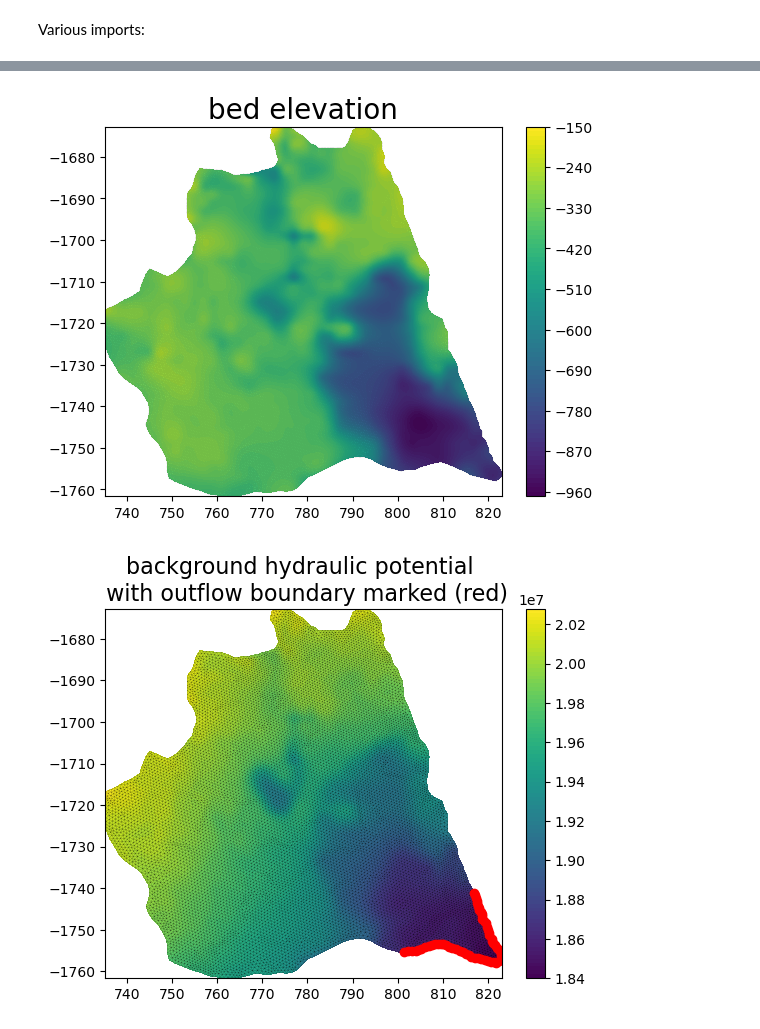
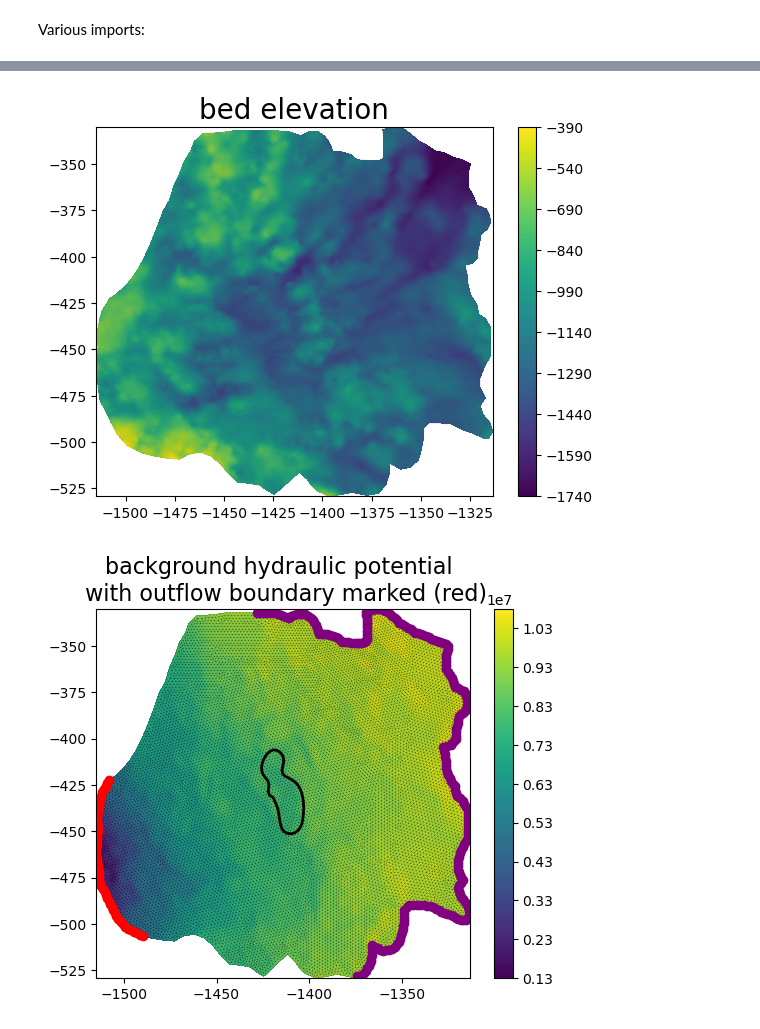
Before and after one commit to agstub/shakti-fenics, a Jupyter notebook: notebooks/visualize_data_bcs.ipynb, the cells around one changed output, grey strips where cells are left out. Drawn from its saved outputs; the diff is of its cells as text; code cells hidden in the pictures.

```diff
--- a/notebooks/visualize_data_bcs.ipynb
+++ b/notebooks/visualize_data_bcs.ipynb
@@ -24,6 +24,6 @@ from dolfinx.fem import Function, functionspace,locate_dofs_topological
 from dolfinx.mesh import locate_entities_boundary
 from params import rho_i, rho_w, g
 # %%
-domain, cell_tags, facet_tags = gmshio.read_from_msh("../meshes/Cook_E2_mesh_alt.msh", MPI.COMM_WORLD, gdim=2)
+domain, cell_tags, facet_tags = gmshio.read_from_msh("../meshes/Thw_124_mesh.msh", MPI.COMM_WORLD, gdim=2)
 V0 = functionspace(domain, ("CG", 1))
 # %% [output]
@@ -35,18 +35,18 @@ Info    : Done reading '../meshes/Cook_E2_mesh_alt.msh'
 # %%
-lake_name = 'Cook_E2'
+lake_name = 'Thw_124'
 outline = lake_inventory.loc[lake_inventory['name']==lake_name]
 x0 = float(outline.centroid.x.iloc[0])*1e3
 y0 = float(outline.centroid.y.iloc[0])*1e3
 
 # Select half-width L0 of box surrounding lake
-L0 = 50*1000
+L0 = 100*1000
 x_min = x0-L0
-x_max = x0+L0
+x_max = x0+2*L0
 y_min = y0-L0
-y_max = y0+L0
+y_max = y0+2*L0
 # %%
 # load surface elevation, make interpolation, and interpolate onto mesh nodes
-ds = Dataset('/Users/agstubbl/Desktop/ICESat-2/ATL14_A4_0325_100m_004_05.nc'  )
+ds = Dataset('/Users/agstubbl/Desktop/ICESat-2/ATL14_A3_0325_100m_004_05.nc'  )
 
 h = ds['h'][:]               # elevation (m)
 x = ds['x'][:]               # x coordinate array (m)
@@ -116,28 +116,39 @@ plt.colorbar()
 plt.show()
 plt.close()
 # %% [output]
-[figure, old version]
+[figure, new version]
 # %%
 potential = Function(V0)
 potential.x.array[:] = rho_i*g*z_s.x.array[:] + (rho_w-rho_i)*g*z_b.x.array[:]
 # %%
 P_min = potential.x.array.min()
+P_max = potential.x.array.max()
+
 P_std = np.std(potential.x.array)
 
 potential_interp = lambda x,y: rho_i*g*h_interp((x,y)) + (rho_w-rho_i)*g*bed_interp((x,y))
 
 def OutflowBoundary(x):
-    return np.less(np.abs(potential_interp(x[0],x[1])-P_min),0.5*P_std)
+    return np.less(np.abs(potential_interp(x[0],x[1])-P_min),2*P_std)
+
+def InflowBoundary(x):
+    return np.less(np.abs(potential_interp(x[0],x[1])-P_max),0.7*P_std)
 
 facets_outflow = locate_entities_boundary(domain, domain.topology.dim-1, OutflowBoundary)
 outflow_dofs = locate_dofs_topological(V0, domain.topology.dim-1, facets_outflow)
+
+facets_inflow = locate_entities_boundary(domain, domain.topology.dim-1, InflowBoundary)
+inflow_dofs = locate_dofs_topological(V0, domain.topology.dim-1, facets_inflow)
 # %%
+outline = lake_inventory.loc[lake_inventory['name']=="Thw_124"]
+outline.plot(edgecolor='k',facecolor='none',ax=plt.gca(),linewidth=2,zorder=100)
 plt.tricontourf(triang,potential.x.array,levels=100)
 plt.triplot(triang.x, triang.y, triang.triangles,linewidth=0.1,color='k',alpha=1)
 plt.plot(domain.geometry.x[outflow_dofs,0]/1e3,domain.geometry.x[outflow_dofs,1]/1e3,'ro')
+plt.plot(domain.geometry.x[inflow_dofs,0]/1e3,domain.geometry.x[inflow_dofs,1]/1e3,'o',color='purple')
 plt.title('background hydraulic potential \n with outflow boundary marked (red)',fontsize=16)
 plt.colorbar()
 plt.show()
 plt.close()
 # %% [output]
-[figure, old version]
+[figure, new version]
```
Also changed, not shown: parts of 2 cells of this notebook, 10 other files.
